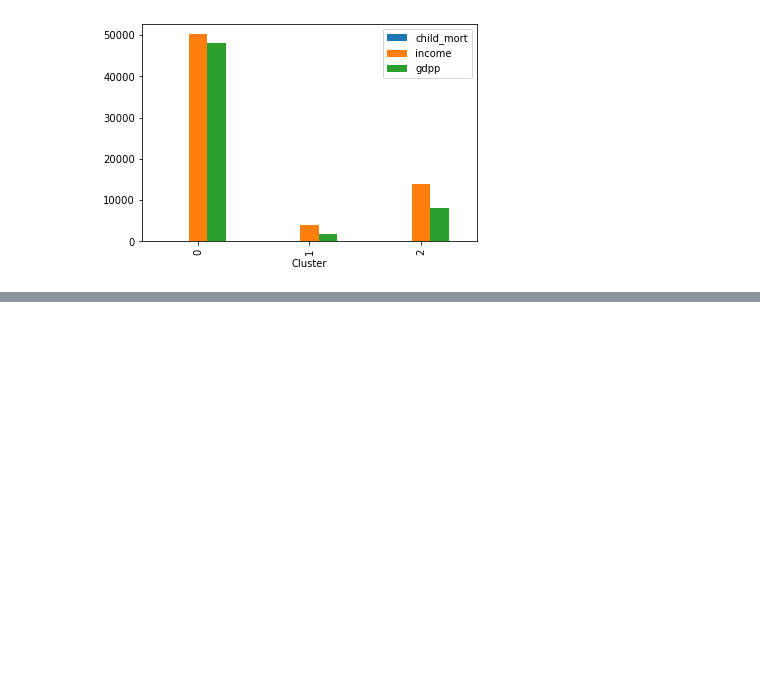
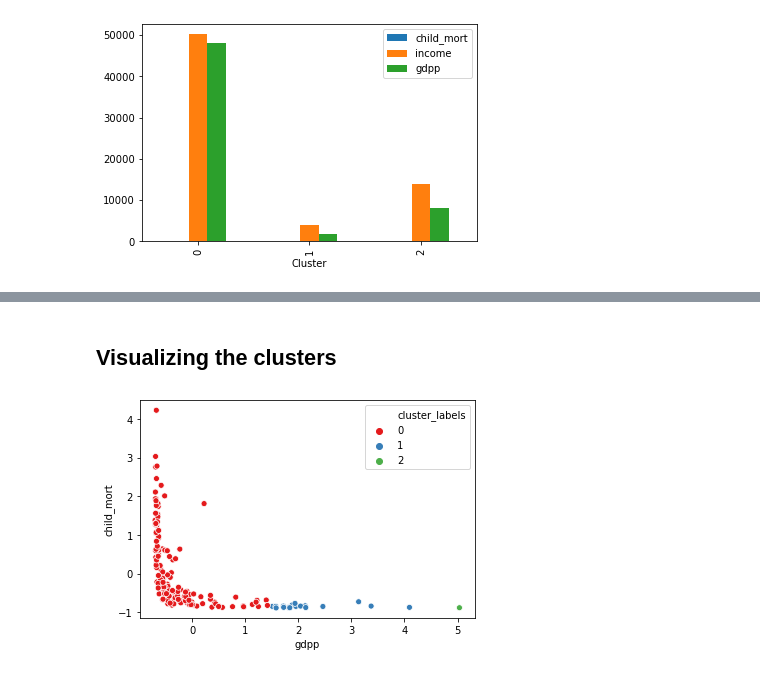
Before and after one commit to Dharani-Arumugam/Machine-Learning, a Jupyter notebook: Assignment - Clustering/HELP International - Clustering Countries.ipynb, the cells around one changed output, grey strips where cells are left out. Saved outputs shown, nothing was run; the diff lists cells and outputs as text; code cells hidden in the pictures; blank space fills up the shorter version.

```diff
--- a/Assignment - Clustering/HELP International - Clustering Countries.ipynb
+++ b/Assignment - Clustering/HELP International - Clustering Countries.ipynb
@@ -316,0 +407,4 @@ plt.show()
+# %%
+# 3 clusters
+cluster_labels = cut_tree(mergings, n_clusters=3).reshape(-1, )
+cluster_labels
@@ -316,0 +420,4 @@ plt.show()
+# %%
+# assign cluster labels
+ctry['cluster_labels'] = cluster_labels
+ctry.head()
@@ -316,0 +442,8 @@ plt.show()
+# %% [markdown]
+## Visualizing the clusters
+# %%
+# Visualize Cluster using gdpp and child_mort
+sns.scatterplot(x='gdpp', y='child_mort',hue='cluster_labels',data=ctry, palette='Set1')
+plt.show()
+# %% [output]
+[figure, added]
```
Also changed, not shown: parts of 29 cells of this notebook, 2 other files.
